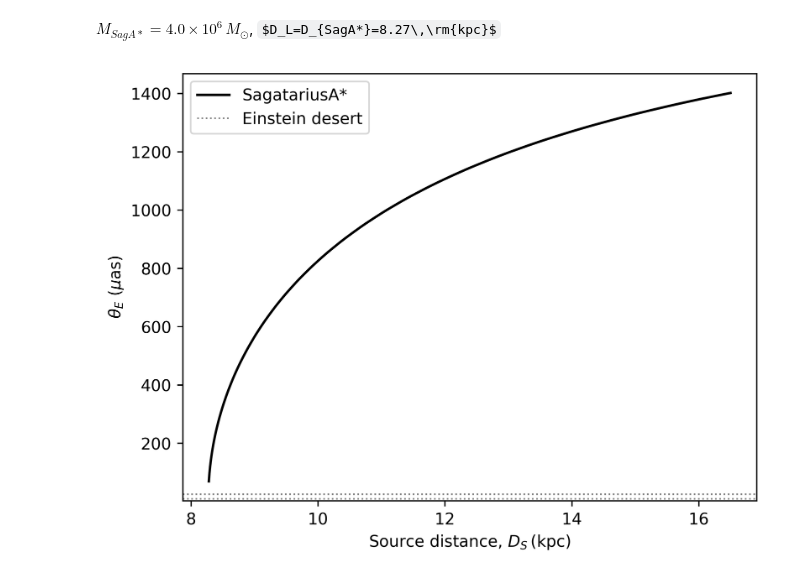
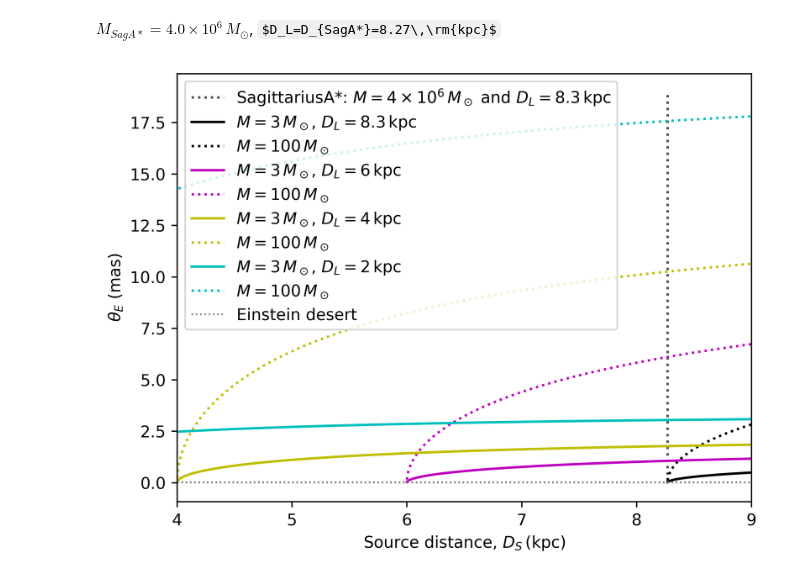
Before and after one commit to AmberLee2427/ThesisFigures, a Jupyter notebook: SagA.ipynb, the cells around one changed output. Saved outputs shown, nothing was run; the diff lists cells and outputs as text; code cells hidden in the pictures; some formulas as TeX source.

Commit message:
SgrA + BHs Figure

```diff
--- a/SagA.ipynb
+++ b/SagA.ipynb
@@ -6,7 +6,7 @@ $M_{SagA*} = 4.0\times10^6\,M_\odot$, $D_L=D_{SagA*}=8.27\,\rm{kpc}$
 import numpy as np
 import matplotlib.pyplot as plt
 
-def theta_E(M,DL,DS):
+def get_theta_E(M,DL,DS):
     ''' Find theta E from M, DL, and DS
 
     inputs:
@@ -17,40 +17,66 @@ def theta_E(M,DL,DS):
 
     outputs:
     ---------
     theta_E:    in mas'''
 
-    pi_rel = (1.0/DL - 1.0/DS)/1000.  # mas
+    pi_rel = (1.0/DL - 1.0/DS)*1000.  # mas
     kappa = 8.144  # mas/solar mass
 
     return np.sqrt(M*kappa*pi_rel)
 
 def theta_E_SagA(DS):
     ''' Find the distribution of possible theta E for Sgatarius A*
 
     inputs:
     --------
     DS:         in pc (must be > 8270)
 
     outputs:
     ---------
     theta_E:    in mas'''
 
     D_L = 8270  # pc
-    M = 4.0 *10**(6.0)  # solar masses
+    M = 4.30 *10**(6.0)  # solar masses
 
-    return theta_E(M, D_L, DS)
+    return get_theta_E(M, D_L, DS)
 
-D_S = np.linspace(8280, 16500, 822)
+D_S = np.linspace(8270.00001, 8270.7, 500)
 theta_E = theta_E_SagA(D_S)
 
 plt.figure(dpi=600)
-plt.plot(D_S/1000.,theta_E*1000.,'k-', label='SagatariusA*')
-plt.axhline(9,color='grey', linestyle='dotted', linewidth=1, label='Einstein desert')
-plt.axhline(25,color='grey', linestyle='dotted', linewidth=1)
-plt.ylabel(r'$\theta_E$ ($\mu$as)')
+plt.plot(D_S/1000.,theta_E,'k:', alpha=0.7, label=r'SagittariusA*: $M=4\times10^6\,M_\odot$ and $D_L=8.3\,\rm{kpc}$')
+
+D_S = np.linspace(8271, 9000, 500)
+theta_E = get_theta_E(3., 8270., D_S)
+plt.plot(D_S/1000.,theta_E,'k-', label=r'$M=3\,M_\odot$, $D_L=8.3\,\rm{kpc}$')
+theta_E = get_theta_E(100., 8270., D_S)
+plt.plot(D_S/1000.,theta_E,'k:', label=r'$M=100\,M_\odot$')
+
+D_S = np.linspace(6001, 9000, 500)
+theta_E = get_theta_E(3., 6000., D_S)
+plt.plot(D_S/1000.,theta_E,'m-', label=r'$M=3\,M_\odot$, $D_L=6\,\rm{kpc}$')
+theta_E = get_theta_E(100., 6000., D_S)
+plt.plot(D_S/1000.,theta_E,'m:', label=r'$M=100\,M_\odot$ ')
+
+D_S = np.linspace(4001, 9000, 500)
+theta_E = get_theta_E(3., 4000, D_S)
+plt.plot(D_S/1000.,theta_E,'y-', label=r'$M=3\,M_\odot$, $D_L=4\,\rm{kpc}$')
+theta_E = get_theta_E(100., 4000., D_S)
+plt.plot(D_S/1000.,theta_E,'y:', label=r'$M=100\,M_\odot$')
+
+D_S = np.linspace(2001, 9000, 500)
+theta_E = get_theta_E(3., 2000., D_S)
+plt.plot(D_S/1000.,theta_E,'c-', label=r'$M=3\,M_\odot$, $D_L=2\,\rm{kpc}$')
+theta_E = get_theta_E(100., 2000., D_S)
+plt.plot(D_S/1000.,theta_E,'c:', label=r'$M=100\,M_\odot$')
+
+plt.axhline(0.009,color='grey', linestyle='dotted', linewidth=1, label='Einstein desert')
+plt.axhline(0.025,color='grey', linestyle='dotted', linewidth=1)
+plt.ylabel(r'$\theta_E$ (mas)')
 plt.xlabel(r'Source distance, $D_S\, (\rm kpc)$')
+plt.xlim(4,9)
 plt.legend()
-plt.savefig('SagA_ThetaE.png')
+plt.savefig('BH_ThetaE.png')
 plt.show()
 # %% [output]
-[figure, old version]
+[figure, new version]
```
Also changed, not shown: 9 other files.
